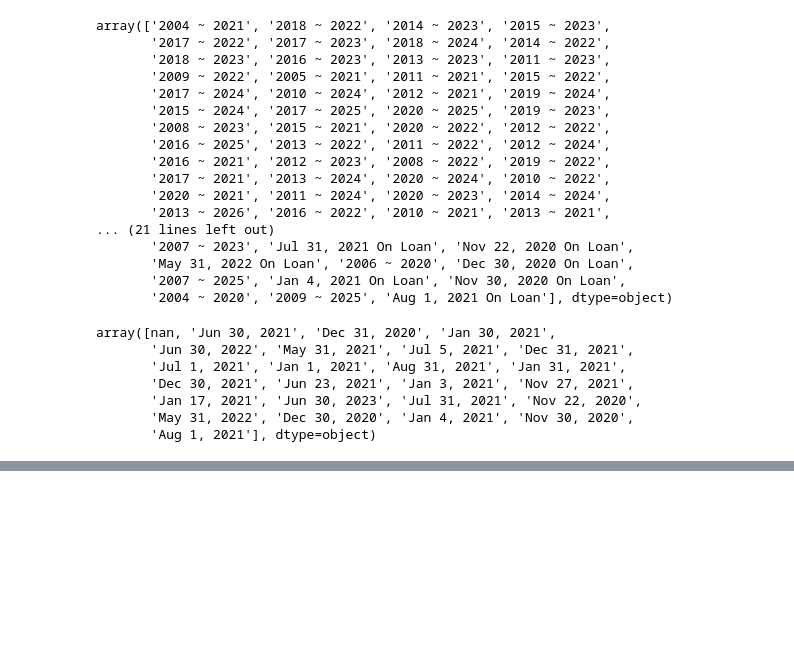
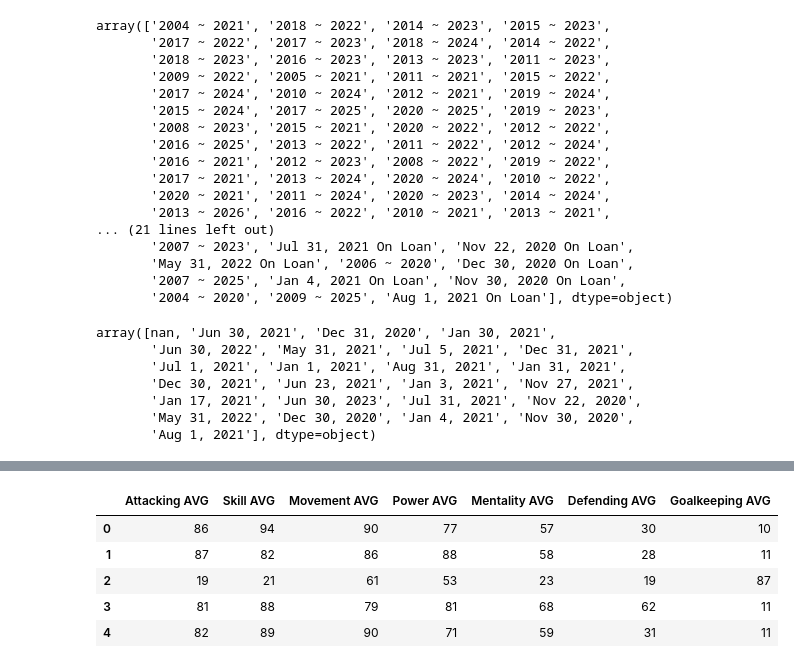
Before and after one commit to NhatNamPhan/ETL_MiniData, a Jupyter notebook: transform_data.ipynb, the cells around one changed output, grey strips where cells are left out. Saved outputs shown, nothing was run; the diff lists cells and outputs as text; code cells hidden in the pictures; blank space fills up the shorter version.

```diff
--- a/transform_data.ipynb
+++ b/transform_data.ipynb
@@ -306,0 +326,39 @@ df['End year'] = df.apply(lambda row: end_time_contract(row['Type of Contract'],
+# %%
+df = df[list(df.columns[:7]) + list(df.columns[-3:]) + list(df.columns[8:-3])]
+df = df.drop(columns=["Loan Date End"])
+# %%
+df["Attacking"]=round(df["Attacking"]/5,0)
+df["Attacking"]=df["Attacking"].astype("int64")
+
+df["Skill"]=df["Skill"]/5
+df["Skill"]=df["Skill"].astype("int64")
+
+
+df["Movement"]=df["Movement"]/5
+df["Movement"]=df["Movement"].astype("int64")
+
+
+df["Power"]=df["Power"]/5
+df["Power"]=df["Power"].astype("int64")
+
+
+df["Mentality"]=df["Mentality"]/6
+df["Mentality"]=df["Mentality"].astype("int64")
+
+df["Defending"]=df["Defending"]/3
+df["Defending"]=df["Defending"].astype("int64")
+
+df["Goalkeeping"] = df["Goalkeeping"]/5
+df["Goalkeeping"] = df["Goalkeeping"].astype("int64")
+
+df=df.rename(columns={"Attacking":"Attacking AVG", "Skill":"Skill AVG", "Movement":"Movement AVG",
+                    "Power":"Power AVG", "Mentality":"Mentality AVG", "Defending":"Defending AVG", "Goalkeeping":"Goalkeeping AVG"} )
+# %%
+df[['Attacking AVG','Skill AVG','Movement AVG','Power AVG','Mentality AVG','Defending AVG','Goalkeeping AVG']].head()
+# %% [output]
+|  | Attacking AVG | Skill AVG | Movement AVG | Power AVG | Mentality AVG | Defending AVG | Goalkeeping AVG |
+| 0 | 86 | 94 | 90 | 77 | 57 | 30 | 10 |
+| 1 | 87 | 82 | 86 | 88 | 58 | 28 | 11 |
+| 2 | 19 | 21 | 61 | 53 | 23 | 19 | 87 |
+| 3 | 81 | 88 | 79 | 81 | 68 | 62 | 11 |
+| 4 | 82 | 89 | 90 | 71 | 59 | 31 | 11 |
```
Also changed, not shown: parts of 5 cells of this notebook, 1 other file.
